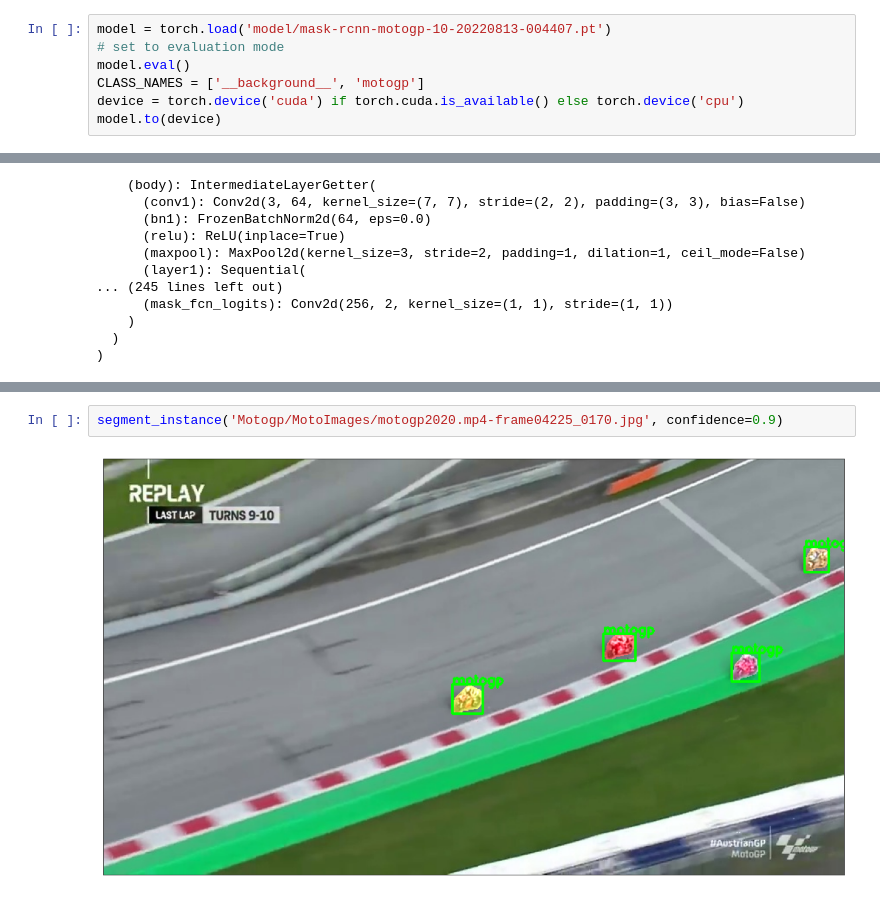
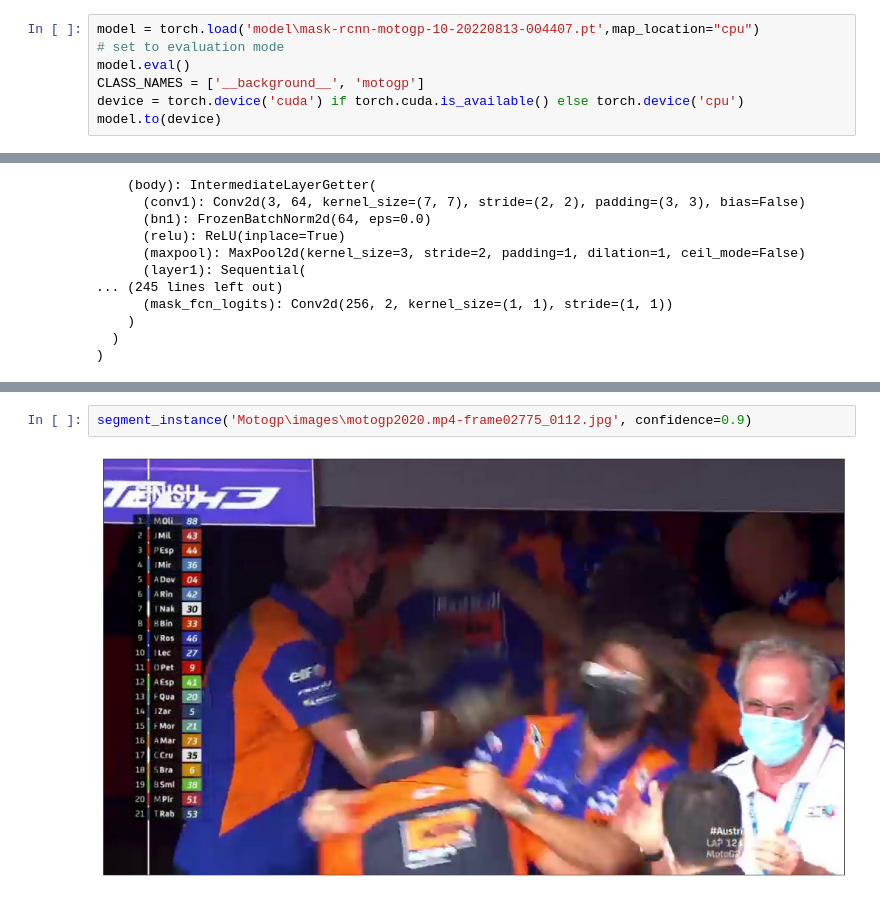
Before and after one commit to RenardiAdryan/maskrcnn_pytorch, a Jupyter notebook: motogp_train.ipynb, the cells around one changed output, grey strips where cells are left out. Drawn from its saved outputs; the diff is of its cells as text.

```diff
--- a/motogp_train.ipynb
+++ b/motogp_train.ipynb
@@ -306,7 +306,7 @@ Accumulating evaluation results...
 # %% [markdown]
 ## Inference
 # %%
-model = torch.load('model/mask-rcnn-motogp-10-20220813-004407.pt')
+model = torch.load('model\mask-rcnn-motogp-10-20220813-004407.pt',map_location="cpu")
 # set to evaluation mode
 model.eval()
 CLASS_NAMES = ['__background__', 'motogp']
@@ -426,4 +450,4 @@ def segment_instance(img_path, confidence=0.5, rect_th=2, text_size=0.5, text_th
 # %%
-segment_instance('Motogp/MotoImages/motogp2020.mp4-frame04225_0170.jpg', confidence=0.9)
+segment_instance('Motogp\images\motogp2020.mp4-frame02775_0112.jpg', confidence=0.9)
 # %% [output]
-[figure, old version]
+[figure, new version]
```
Also changed, not shown: parts of 3 cells of this notebook, 1 other file.
